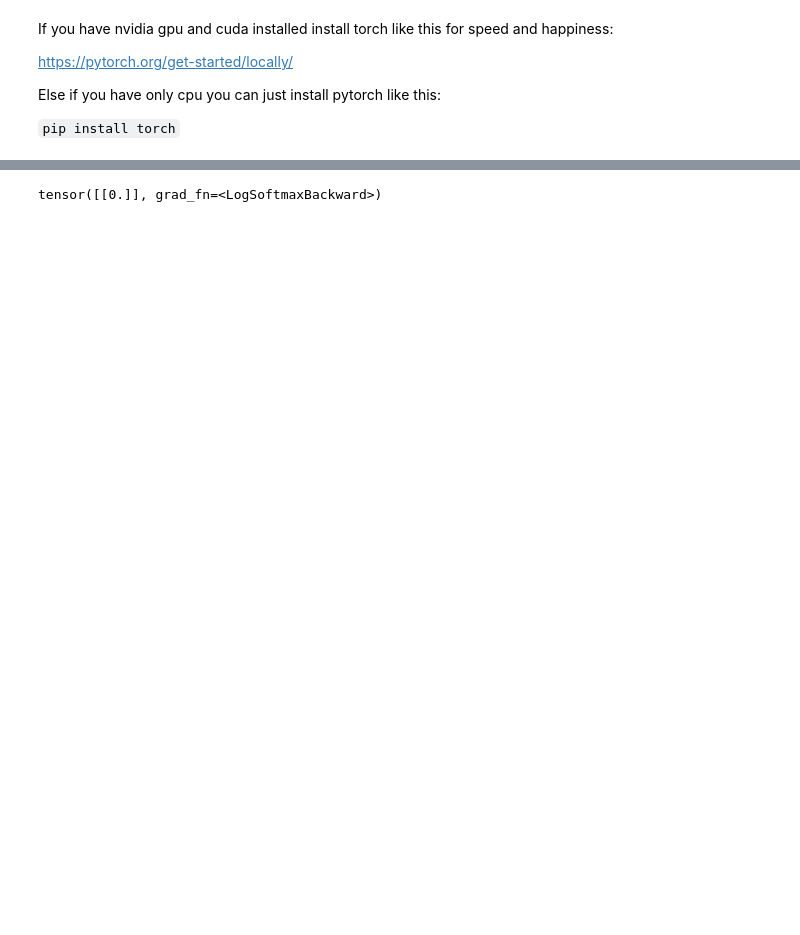
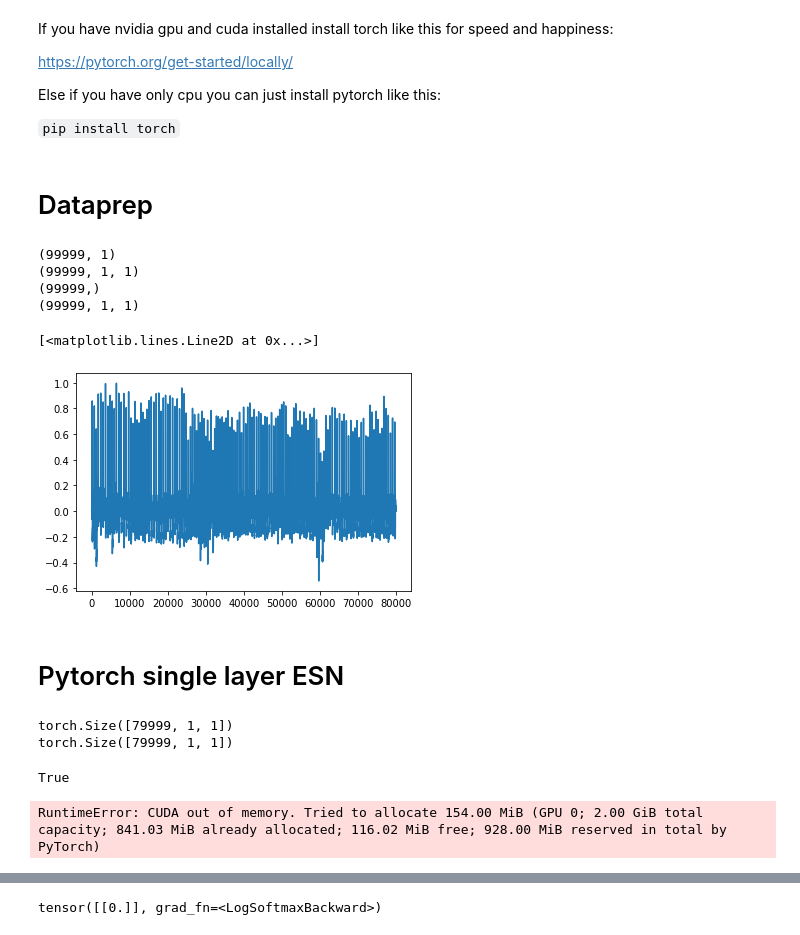
Before and after one commit to ryangitsit/DeepLearningProject, a Jupyter notebook: pipeline/esn_pytorch.ipynb, the cells around one changed output, grey strips where cells are left out. Saved outputs shown, nothing was run; the diff lists cells and outputs as text; code cells hidden in the pictures; blank space fills up the shorter version.

Commit message:
pytorch

```diff
--- a/pipeline/esn_pytorch.ipynb
+++ b/pipeline/esn_pytorch.ipynb
@@ -23,6 +26,8 @@ if torch.cuda.is_available():
 else:
   dev = "cpu"
 device = torch.device(dev)
+# %% [markdown]
+# Dataprep
 # %%
 class CustomDataset(Dataset):
     def __init__(self, x, y):
@@ -39,7 +44,8 @@ class CustomDataset(Dataset):
 data = pd.read_csv('datasets/subject2_chest_1st100k.csv')
 data = data['Chest_ECG'].to_numpy()
 
-window_length = 100
+#window lenght must be 1 for esn, and 100+ for convnet
+window_length = 1
 x = []
 y = []
 
@@ -50,8 +56,42 @@ for i in range(len(data)-window_length):
 x, y = np.array(x), np.array(y)
 train_size = int(0.8*len(x))
 
-train_set = CustomDataset(torch.tensor(x[:train_size], dtype=torch.float), torch.tensor(y[:train_size], dtype=torch.float))
-test_set = CustomDataset(torch.tensor(x[train_size:], dtype=torch.float), torch.tensor(y[train_size:], dtype=torch.float))
+x_esn = np.expand_dims(x, axis=1)
+y_esn = np.expand_dims(np.expand_dims(y, axis=1), axis=2)
+print(x.shape)
+print(x_esn.shape)
+print(y.shape)
+print(y_esn.shape)
 
-train_loader = torch.utils.data.DataLoader(train_set, batch_size=100, shuffle=True)
-test_loader = torch.utils.data.DataLoader(test_set, batch_size=100, shuffle=False)
+x_train = torch.tensor(x_esn[:train_size], dtype=torch.float).to(device)
+y_train = torch.tensor(y_esn[:train_size], dtype=torch.float).to(device)
+x_test = torch.tensor(x_esn[train_size:], dtype=torch.float).to(device)
+y_test = torch.tensor(y_esn[train_size:], dtype=torch.float).to(device)
+
+# train_set = CustomDataset(torch.tensor(x[:train_size], dtype=torch.float), torch.tensor(y[:train_size], dtype=torch.float))
+# test_set = CustomDataset(torch.tensor(x[train_size:], torch.tensor(y[train_size:], dtype=torch.float))
+
+# train_loader = torch.utils.data.DataLoader(train_set, batch_size=100, shuffle=True)
+# test_loader = torch.utils.data.DataLoader(test_set, batch_size=100, shuffle=False)
+# %% [output]
+(99999, 1)
+(99999, 1, 1)
+(99999,)
+(99999, 1, 1)
+# %%
+plt.plot(x_train.squeeze().cpu().detach())
+# %% [output]
+[<matplotlib.lines.Line2D at 0x...>]
+[figure, added]
+# %% [markdown]
+# Pytorch single layer ESN
+# %%
+print(x_train.shape)
+print(y_train.shape)
+
+type(x_test)
+x_test.is_cuda
+# %% [output]
+torch.Size([79999, 1, 1])
+torch.Size([79999, 1, 1])
+True
@@ -57,0 +104,21 @@ test_loader = torch.utils.data.DataLoader(test_set, batch_size=100, shuffle=Fals
+# %%
+import time
+start = time.time()
+
+# Training
+y_train_flat = utils.prepare_target(y_train.clone(), [x_train.size(0)], washout)
+
+model = ESN(input_size, hidden_size, output_size)
+model.to(device)
+
+model(x_train, washout, None, y_train_flat)
+model.fit()
+output, hidden = model(x_train, washout)
+print("Training error:", loss_fcn(output, y_train[washout[0]:]).item())
+
+# Test
+output, hidden1 = model(x_test, [0], hidden)
+print("Test error:", loss_fcn(output, y_test).item())
+print("Ended in", time.time() - start, "seconds.")
+# %% [output]
+RuntimeError: CUDA out of memory. Tried to allocate 154.00 MiB (GPU 0; 2.00 GiB total capacity; 841.03 MiB already allocated; 116.02 MiB free; 928.00 MiB reserved in total by PyTorch)
```
Also changed, not shown: parts of 10 cells of this notebook, 24 other files.
